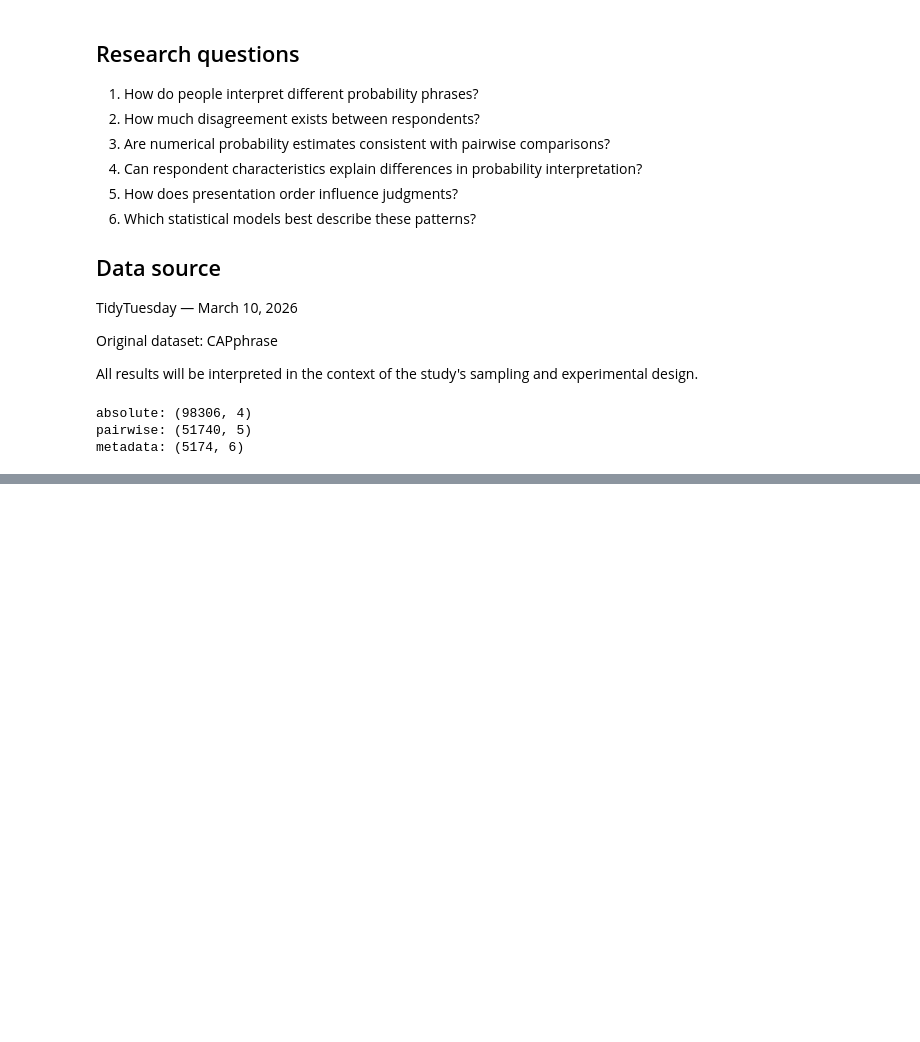
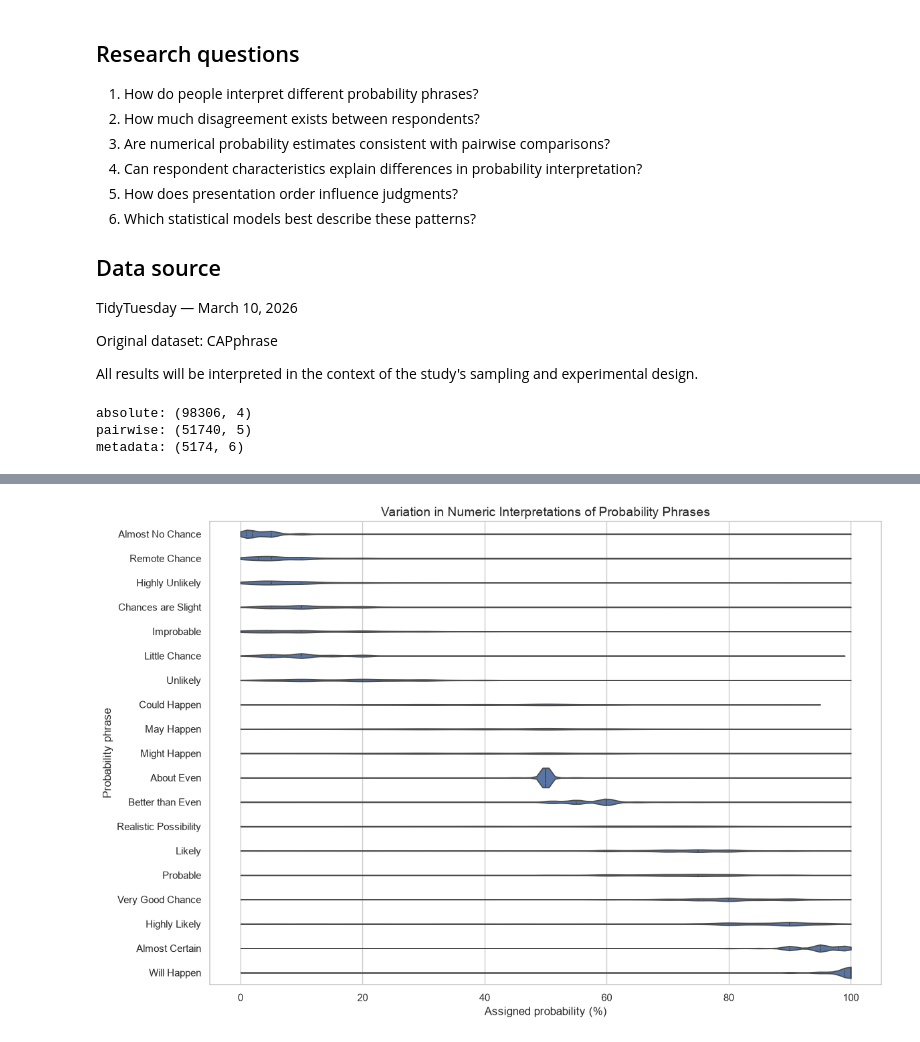
Before and after one commit to 0DF19950/likely, a Jupyter notebook: firstoverview.ipynb, the cells around one changed output, grey strips where cells are left out. Drawn from its saved outputs; the diff is of its cells as text; code cells hidden in the pictures; blank space fills up the shorter version.

```diff
--- a/firstoverview.ipynb
+++ b/firstoverview.ipynb
@@ -67,0 +293,15 @@ metadata: (5174, 6)
+# %%
+phrase_summary = (
+    absolute.groupby("term")
+    .agg(
+        mean_probability=("probability", "mean"),
+        median_probability=("probability", "median"),
+        std_probability=("probability", "std"),
+        min_probability=("probability", "min"),
+        max_probability=("probability", "max"),
+        respondents=("response_id", "nunique")
+    )
+    .sort_values("median_probability")
+)
+
+display(phrase_summary.round(2))
@@ -67,0 +327,31 @@ metadata: (5174, 6)
+# %%
+import matplotlib.pyplot as plt
+import seaborn as sns
+
+sns.set_theme(style="whitegrid")
+
+order = phrase_summary.index.tolist()
+
+fig, ax = plt.subplots(figsize=(12, 8))
+
+sns.violinplot(
+    data=absolute,
+    x="probability",
+    y="term",
+    order=order,
+    inner="quartile",
+    cut=0,
+    ax=ax
+)
+
+ax.set_title(
+    "Variation in Numeric Interpretations of Probability Phrases",
+    fontsize=14
+)
+ax.set_xlabel("Assigned probability (%)")
+ax.set_ylabel("Probability phrase")
+
+plt.tight_layout()
+plt.show()
+# %% [output]
+[figure, added]
```
Also changed, not shown: parts of 4 cells of this notebook, 2 other files.
